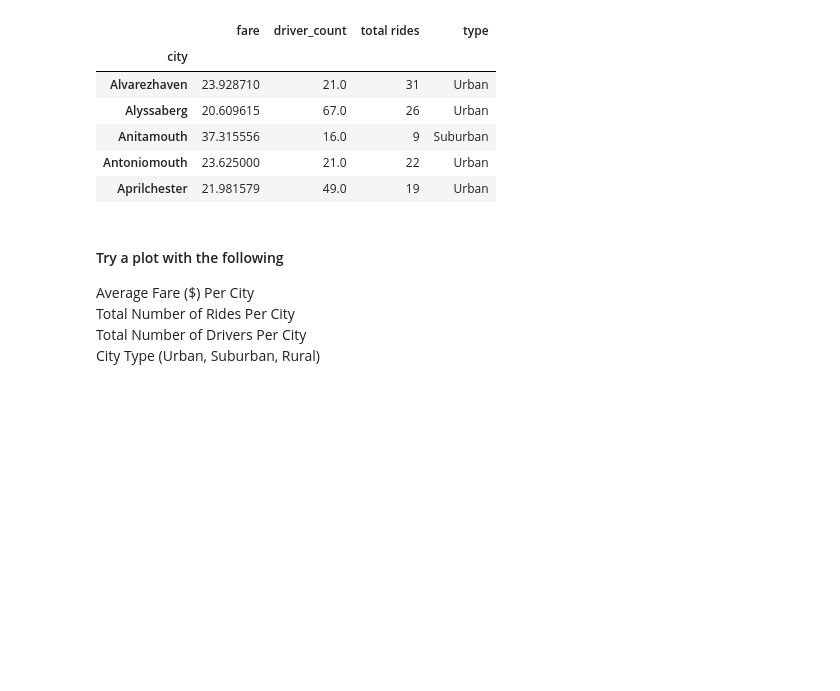
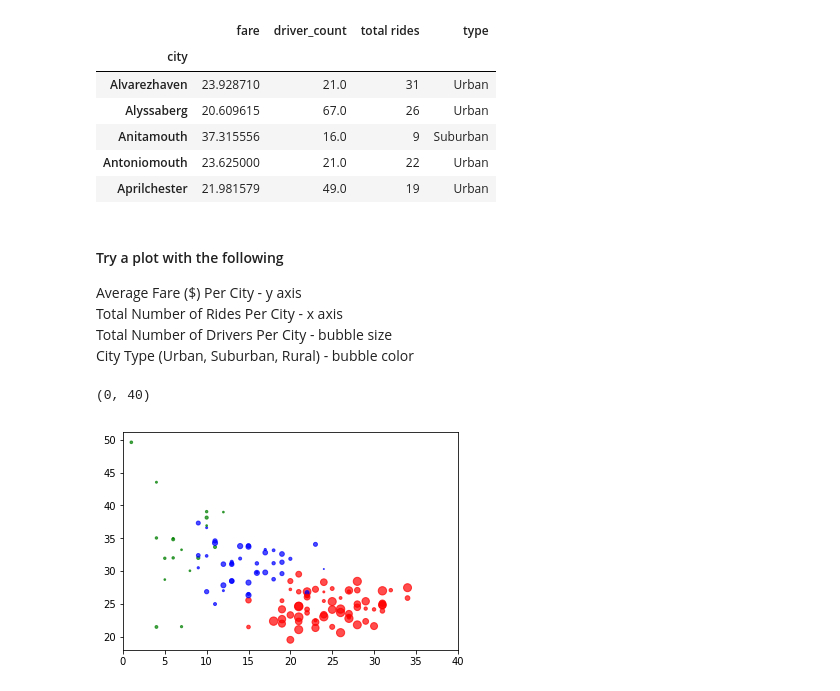
Before and after one commit to paulgarias/ThePowerOfPlots, a Jupyter notebook: Pyber/Analysis.ipynb, the cells around one changed output. Drawn from its saved outputs; the diff is of its cells as text; code cells hidden in the pictures; blank space fills up the shorter version.

Commit message:
Completed the arrangement of the data and plotting. Still need to consider the aesthetics of the graphs.

```diff
--- a/Pyber/Analysis.ipynb
+++ b/Pyber/Analysis.ipynb
@@ -62,7 +62,15 @@ df_summary.head()
 | Aprilchester | 21.981579 | 49.0 | 19 | Urban |
 # %% [markdown]
 #### Try a plot with the following
-Average Fare ($) Per City
-Total Number of Rides Per City
-Total Number of Drivers Per City
-City Type (Urban, Suburban, Rural)
+Average Fare ($) Per City  - y axis
+Total Number of Rides Per City  - x axis
+Total Number of Drivers Per City  - bubble size
+City Type (Urban, Suburban, Rural)  - bubble color
+# %%
+df_summary['color'] = df_summary['type'].replace("Urban",'r',regex=True).replace("Suburban",'b',regex=True).replace("Rural",'g',regex=True)
+# %%
+plt.scatter(df_summary['total rides'],df_summary['fare'],s=df_summary['driver_count'],c=df_summary['color'],alpha=0.7)
+plt.xlim(0,40)
+# %% [output]
+(0, 40)
+[figure, added]
```
Also changed, not shown: parts of 6 cells of this notebook.
